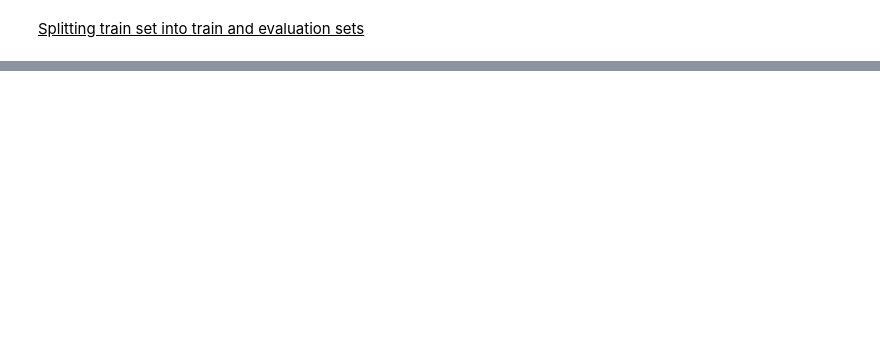
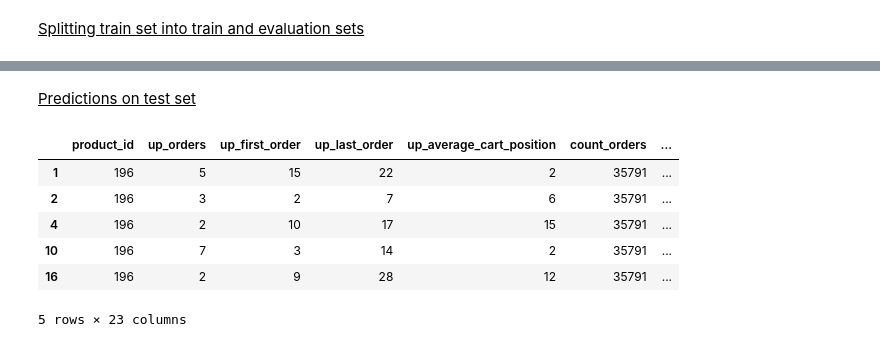
Before and after one commit to MelanVijayaratnam/Kaggle-nb, a Jupyter notebook: Instacart/Instacart.ipynb, the cells around one changed output, grey strips where cells are left out. Drawn from its saved outputs; the diff is of its cells as text; code cells hidden in the pictures; blank space fills up the shorter version.

Commit message:
Finalize model

```diff
--- a/Instacart/Instacart.ipynb
+++ b/Instacart/Instacart.ipynb
@@ -900,0 +919,4 @@ X_train, X_eval, y_train, y_eval = train_test_split(train[])
+# %%
+lgb_train = lgb.Dataset(X_train, label=y_train)
+# reference (Other Dataset, optional) – If this dataset validation, need to use training data as reference
+lgb_eval = lgb.Dataset(X_eval, y_eval, reference=lgb_train)
@@ -900,0 +927,31 @@ X_train, X_eval, y_train, y_eval = train_test_split(train[])
+# %%
+t0 = time()
+
+params = {
+    'task': 'train',
+    'boosting_type': 'gbdt',              # Gradient boosting tree algorithm
+    'objective': 'binary',
+    'metric': {'binary_logloss', 'auc'},
+    'num_iterations' : 1000,
+    'max_bin' : 100,                      # Controls overfit
+    'num_leaves': 512,                    # higher number of leaves
+    'feature_fraction': 0.9,              # Controls overfit
+    'bagging_fraction': 0.95,
+    'bagging_freq': 5,
+    'min_data_in_leaf' : 200,             # Controls overfit
+    'learning_rate' : 0.1
+    'device' : 'gpu',                     # Disable this if not using GPU
+    'gpu_use_dp' : True,                  # To make GPU use double precision
+
+}
+
+print('training LightGBM model ...')
+lgb_model = lgb.train(params,
+                lgb_train,
+                num_boost_round = 3000,     #
+                valid_sets = lgb_eval,     # Validation set used to prevent overfitting
+                verbose_eval = 10,
+                early_stopping_rounds=50)  # will stop the boost rounds if evaluation metricices didn't improve
+
+t1 = time()
+print("Time elapsed :", round((t1-t0)))
@@ -900,0 +976,17 @@ X_train, X_eval, y_train, y_eval = train_test_split(train[])
+# %% [markdown]
+<u>Predictions on test set</u>
+# %%
+X_test = test_df[test_df.columns.difference(['order_id', 'product_id'])]
+
+test_df['reordered'] = lgb_model.predict(X_test,
+                                      num_iteration=lgb_model.best_iteration)
+# %%
+test_df.head()
+# %% [output]
+|  | product_id | up_orders | up_first_order | up_last_order | up_average_cart_position | count_orders | ... |
+| 1 | 196 | 5 | 15 | 22 | 2 | 35791 | ... |
+| 2 | 196 | 3 | 2 | 7 | 6 | 35791 | ... |
+| 4 | 196 | 2 | 10 | 17 | 15 | 35791 | ... |
+| 10 | 196 | 7 | 3 | 14 | 2 | 35791 | ... |
+| 16 | 196 | 2 | 9 | 28 | 12 | 35791 | ... |
+5 rows × 23 columns
```
Also changed, not shown: parts of 24 cells of this notebook.
